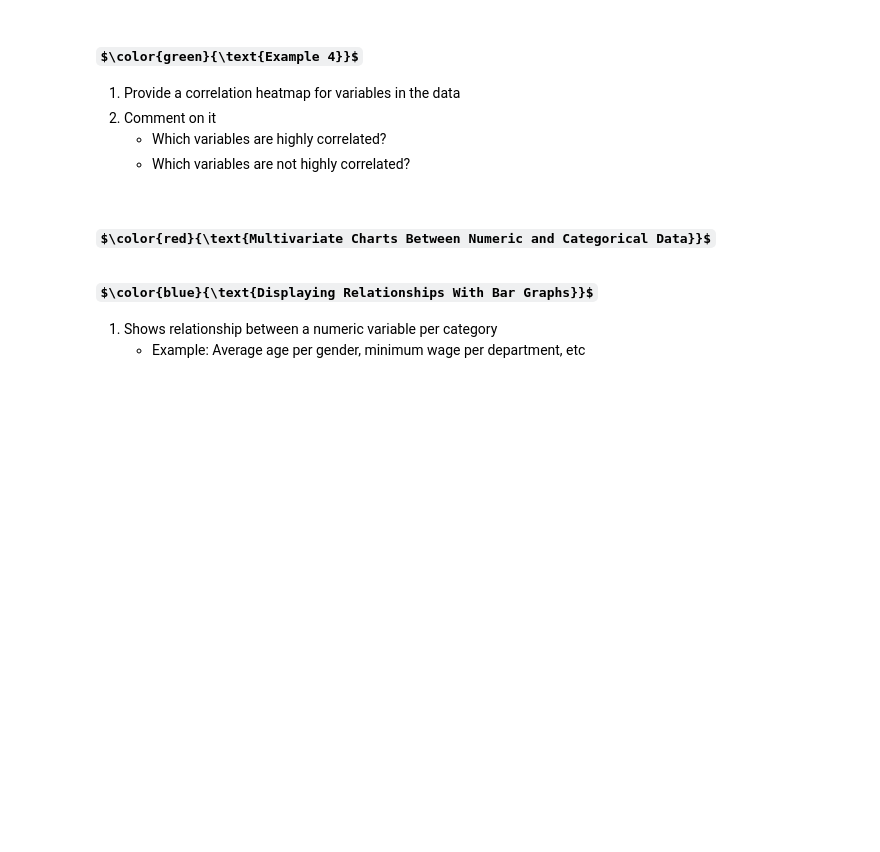
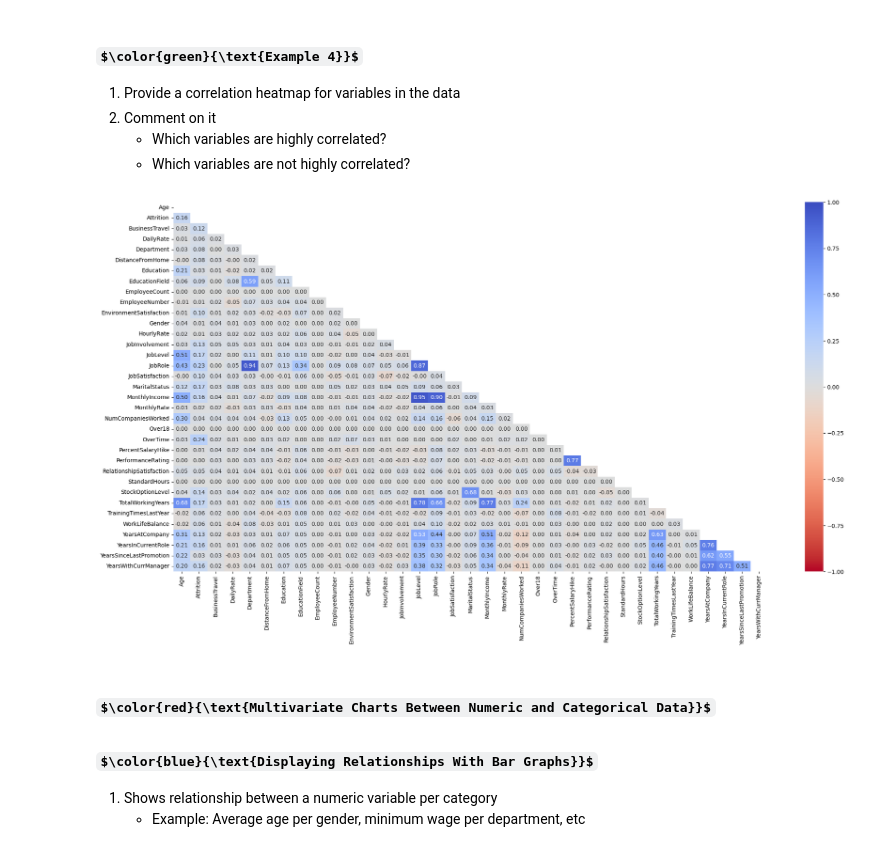
Before and after one commit to dBCooper2/bint-capstone, a Jupyter notebook: notebooks/Lec06_Data_visualization_P2.ipynb, the cells around one changed output. Drawn from its saved outputs; the diff is of its cells as text; code cells hidden in the pictures; some formulas as TeX source; blank space fills up the shorter version.

```diff
--- a/notebooks/Lec06_Data_visualization_P2.ipynb
+++ b/notebooks/Lec06_Data_visualization_P2.ipynb
@@ -63,6 +128,22 @@
 2. Comment on it
     - Which variables are highly correlated?
     - Which variables are not highly correlated?
+# %%
+from dython.nominal import associations
+
+
+corr_matrix = associations(hr_df, compute_only=True)['corr']
+
+# retrieve only the upper diagonal of matrix
+mask_diag = np.triu(np.ones_like(corr_matrix, dtype=bool))
+
+
+# now plotting the correlation masking the upper triangle
+plt.figure(figsize=(24, 12))
+sns.heatmap(corr_matrix, annot=True, mask=mask_diag, cmap='coolwarm_r', fmt='.2f', vmin=-1, vmax=1)
+plt.show()
+# %% [output]
+[figure, added]
 # %% [markdown]
 ## $\color{red}{\text{Multivariate Charts Between Numeric and Categorical Data}}$
 ### $\color{blue}{\text{Displaying Relationships With Bar Graphs}}$
```
Also changed, not shown: parts of 11 cells of this notebook, 3 other files.
